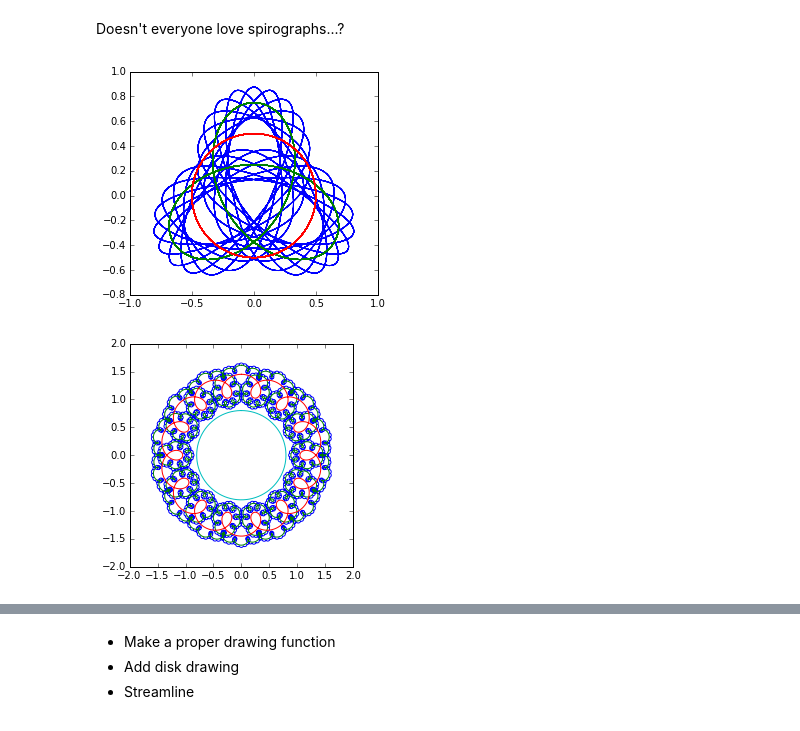
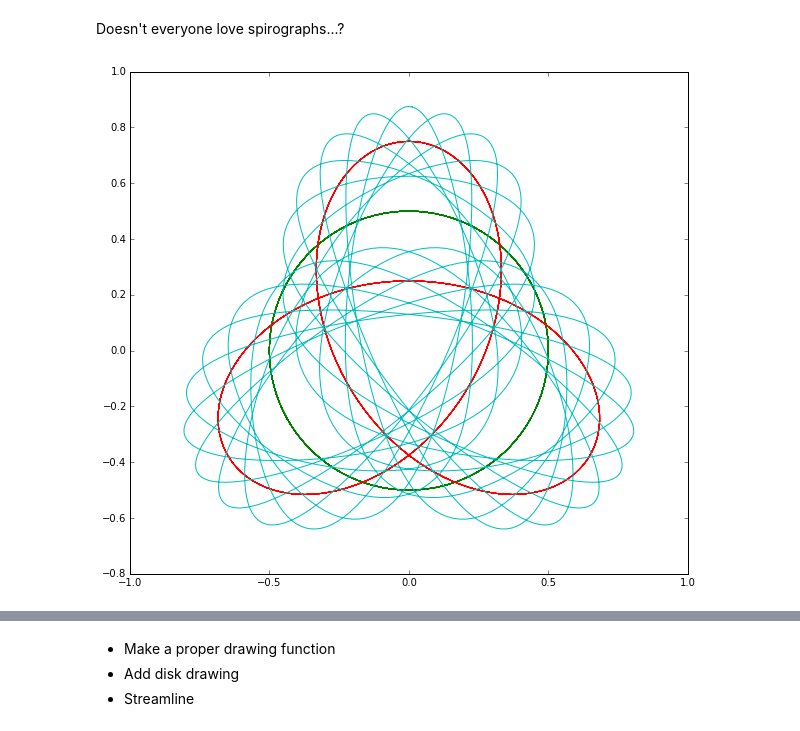
Before and after one commit to drpeteb/recursive-spirograph, a Jupyter notebook: Recursive-Spirograph.ipynb, the cells around one changed output, grey strips where cells are left out. Drawn from its saved outputs; the diff is of its cells as text; code cells hidden in the pictures.

```diff
--- a/Recursive-Spirograph.ipynb
+++ b/Recursive-Spirograph.ipynb
@@ -12,7 +13,7 @@ class Disk:
     A rotating wheel connected to a parent, part of the spirograph stack
     """
 
-    def __init__(self, parent, radius, angvel, inner=True, store=None, pencil=None):
+    def __init__(self, parent, radius, angvel, inner, store=None, pencil=None):
         """
         Create a disk and initialise state
         """
@@ -118,48 +101,0 @@ for ii in range(N):
-# %%
-for tt in range(10000):
-    disk_list[0].increment()
-    disk_list[-1].emit_position()
-# %%
-fig = plt.figure()
-ax = fig.add_subplot(1,1,1)
-ax.set_aspect('equal')
-for disk in reversed(disk_list):
-#for disk in [disk_list[-1]]:
-    ax.plot(store[disk]['x'], store[disk]['y'])
-plt.show()
-# %% [output]
-[figure, removed]
-# %%
-N = 4
-radius = [1.0, 1.0/4.0, 1.0/16.0, 1.0/64.0]
-angvel = np.array([1, 10, 10**2, 10**3])*2*np.pi/10000
-
-disk_list = []
-parent = None
-pencil = 0.8
-store = dict()
-for ii in range(N):
-    disk = Disk(parent, radius[ii], angvel[ii], inner=False, store=store, pencil=pencil)
-    disk_list.append(disk)
-    store[disk] = dict()
-    store[disk]['x'] = []
-    store[disk]['y'] = []
-    store[disk]['body'] = []
-    store[disk]['rotor'] = []
-    store[disk]['pencilx'] = []
-    store[disk]['pencily'] = []
-    parent = disk
-
-for tt in range(10000):
-    disk_list[0].increment()
-    disk_list[-1].emit_position()
-
-fig = plt.figure()
-ax = fig.add_subplot(1,1,1)
-ax.set_aspect('equal')
-for disk in reversed(disk_list):
-#for disk in [disk_list[-1]]:
-    ax.plot(store[disk]['pencilx'], store[disk]['pencily'])
-plt.show()
-# %% [output]
-[figure, removed]
@@ -165,0 +141,30 @@ plt.show()
+# %%
+def drawit(disk_list, store, centre_idxs, pencil_idxs):
+    """
+    Draw the trajectory of the disks, centres or pencils
+    """
+
+    fig = plt.figure(figsize=(10,10))
+    ax = fig.add_subplot(1,1,1)
+    ax.set_aspect('equal')
+
+    for idx in centre_idxs:
+        ax.plot(store[disk_list[idx]]['x'], store[disk_list[idx]]['y'])
+
+    for idx in pencil_idxs:
+        ax.plot(store[disk_list[idx]]['pencilx'], store[disk_list[idx]]['pencily'])
+
+    plt.show()
+    return fig
+# %%
+N = 4
+R = 100
+T = 16.01
+radius = [1.0, 1.0/2.0, 1.0/4.0, 1.0/8.0]
+angvel = [1.0, 1.0/2.0, 1.0/16.0, 1.0/4.0]
+inner = [True, True, True, True]
+
+disk_list, store = simulate(T, R, radius, angvel, inner)
+fig = drawit(disk_list, store, range(4), range(4))
+# %% [output]
+[figure, added]
```
Also changed, not shown: parts of 4 cells of this notebook.
